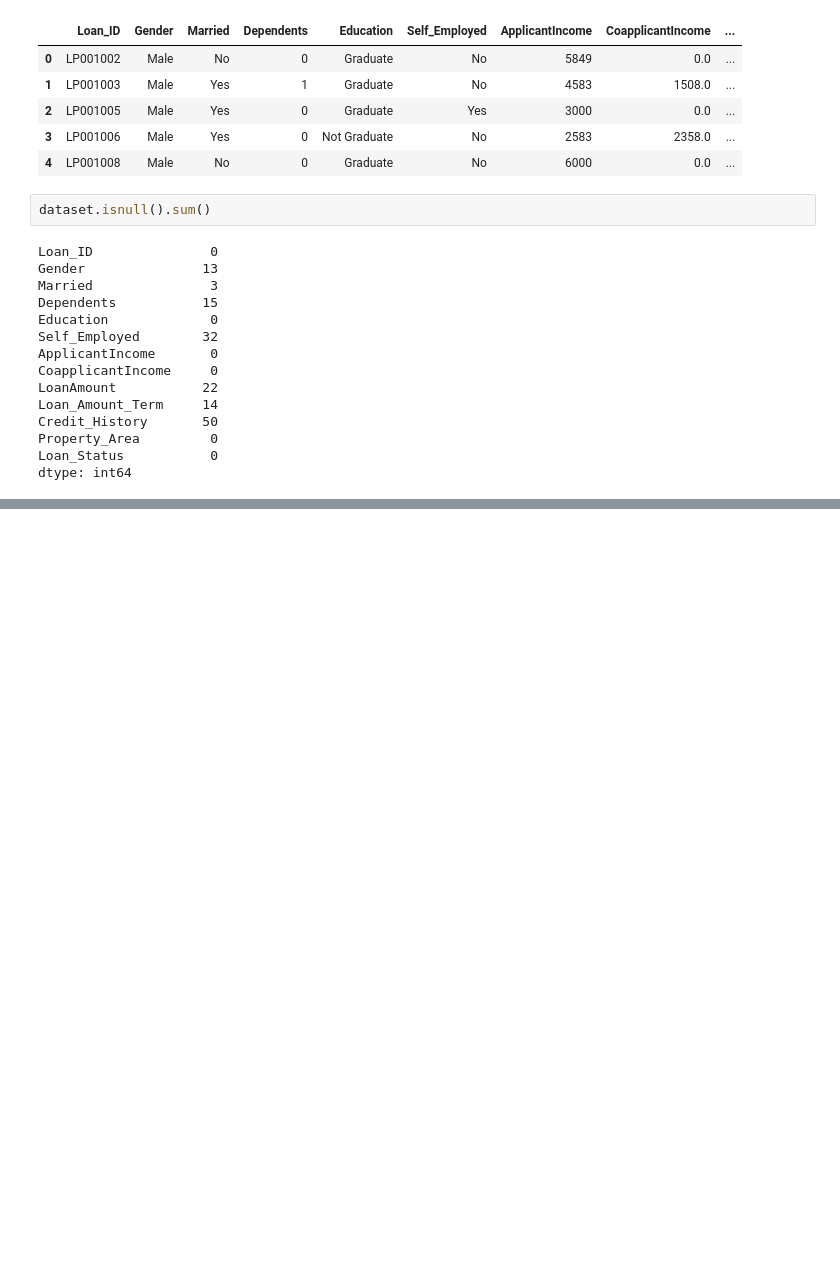
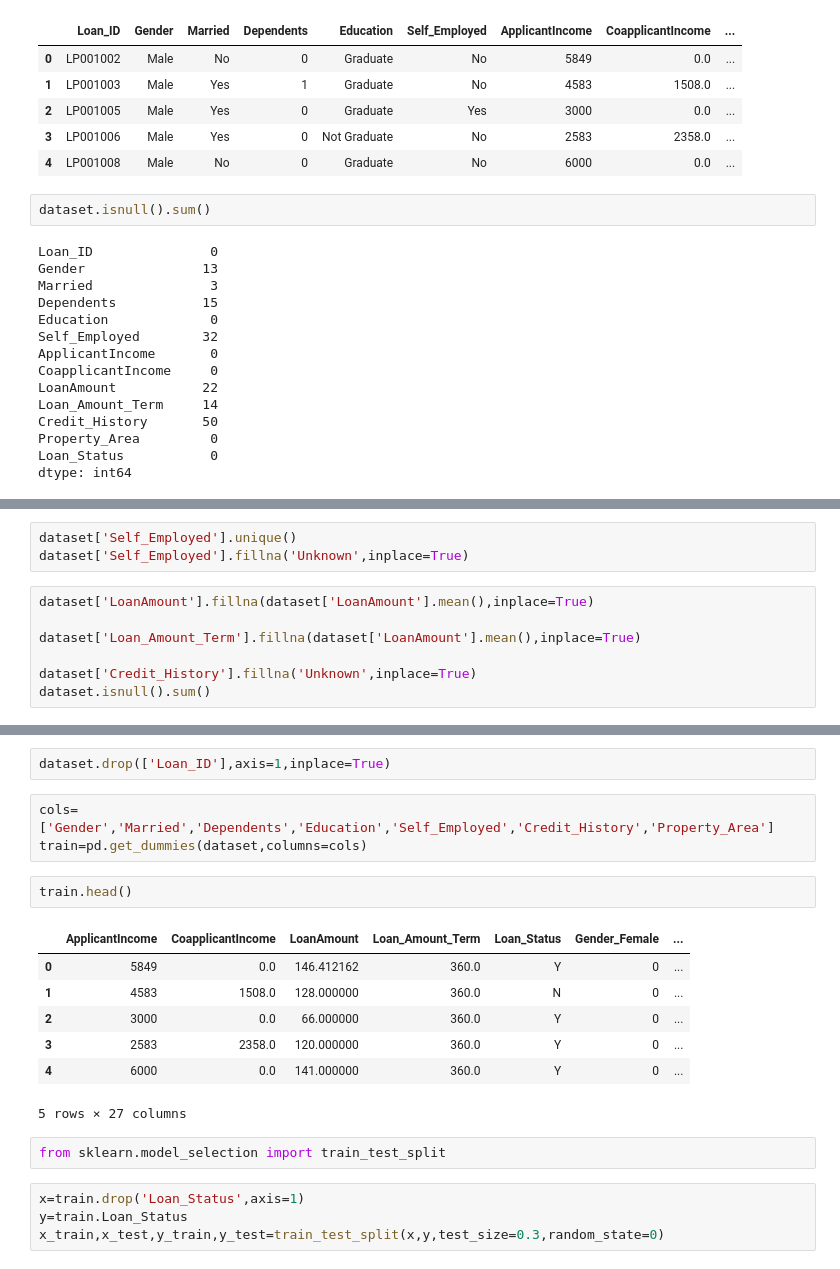
Before and after one commit to srinivas365/ML_classification_analysis, a Jupyter notebook: loan_prediction/loan_predictor.ipynb, the cells around one changed output, grey strips where cells are left out. Saved outputs shown, nothing was run; the diff lists cells and outputs as text; blank space fills up the shorter version.

```diff
--- a/loan_prediction/loan_predictor.ipynb
+++ b/loan_prediction/loan_predictor.ipynb
@@ -45,0 +52,10 @@ dataset.boxplot(column='LoanAmount')
+# %%
+dataset['Self_Employed'].unique()
+dataset['Self_Employed'].fillna('Unknown',inplace=True)
+# %%
+dataset['LoanAmount'].fillna(dataset['LoanAmount'].mean(),inplace=True)
+
+dataset['Loan_Amount_Term'].fillna(dataset['LoanAmount'].mean(),inplace=True)
+
+dataset['Credit_History'].fillna('Unknown',inplace=True)
+dataset.isnull().sum()
@@ -54,0 +178,21 @@ dataset.head()
+# %%
+dataset.drop(['Loan_ID'],axis=1,inplace=True)
+# %%
+cols=['Gender','Married','Dependents','Education','Self_Employed','Credit_History','Property_Area']
+train=pd.get_dummies(dataset,columns=cols)
+# %%
+train.head()
+# %% [output]
+|  | ApplicantIncome | CoapplicantIncome | LoanAmount | Loan_Amount_Term | Loan_Status | Gender_Female | ... |
+| 0 | 5849 | 0.0 | 146.412162 | 360.0 | Y | 0 | ... |
+| 1 | 4583 | 1508.0 | 128.000000 | 360.0 | N | 0 | ... |
+| 2 | 3000 | 0.0 | 66.000000 | 360.0 | Y | 0 | ... |
+| 3 | 2583 | 2358.0 | 120.000000 | 360.0 | Y | 0 | ... |
+| 4 | 6000 | 0.0 | 141.000000 | 360.0 | Y | 0 | ... |
+5 rows × 27 columns
+# %%
+from sklearn.model_selection import train_test_split
+# %%
+x=train.drop('Loan_Status',axis=1)
+y=train.Loan_Status
+x_train,x_test,y_train,y_test=train_test_split(x,y,test_size=0.3,random_state=0)
```
Also changed, not shown: parts of 36 cells of this notebook, 3 other files.
